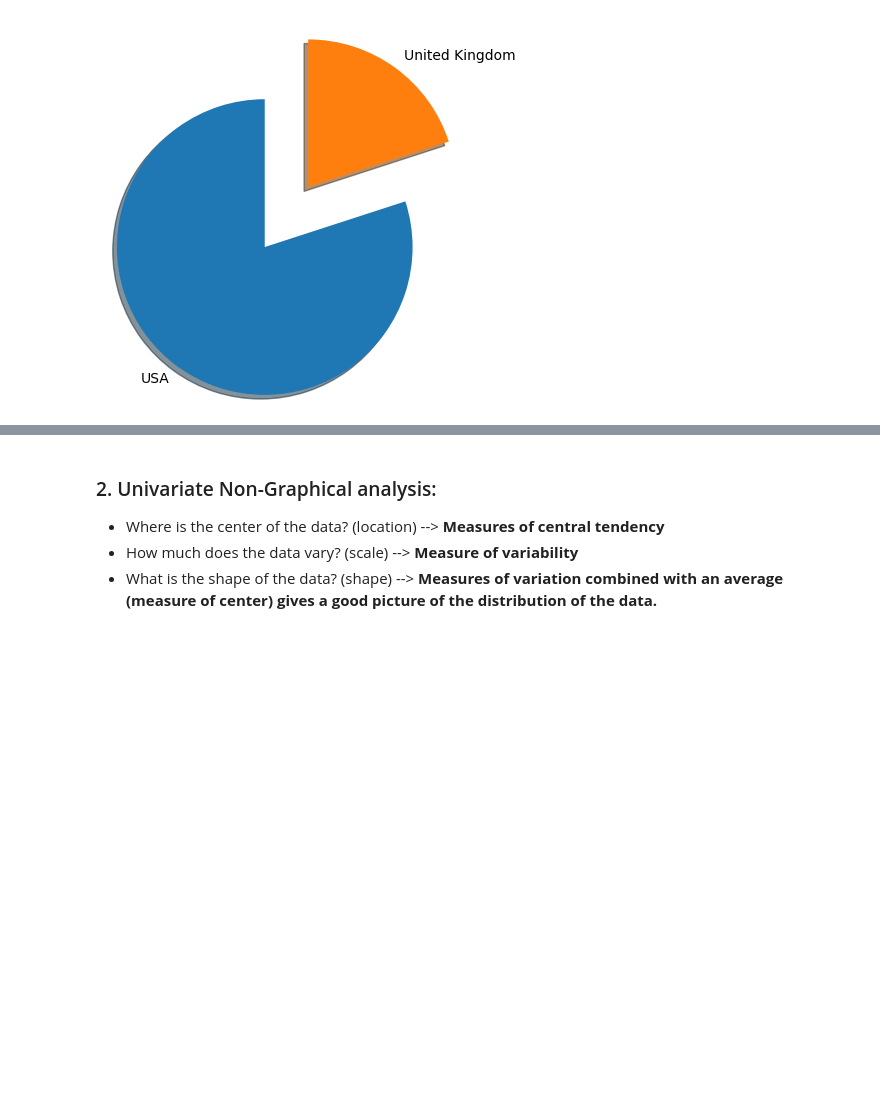
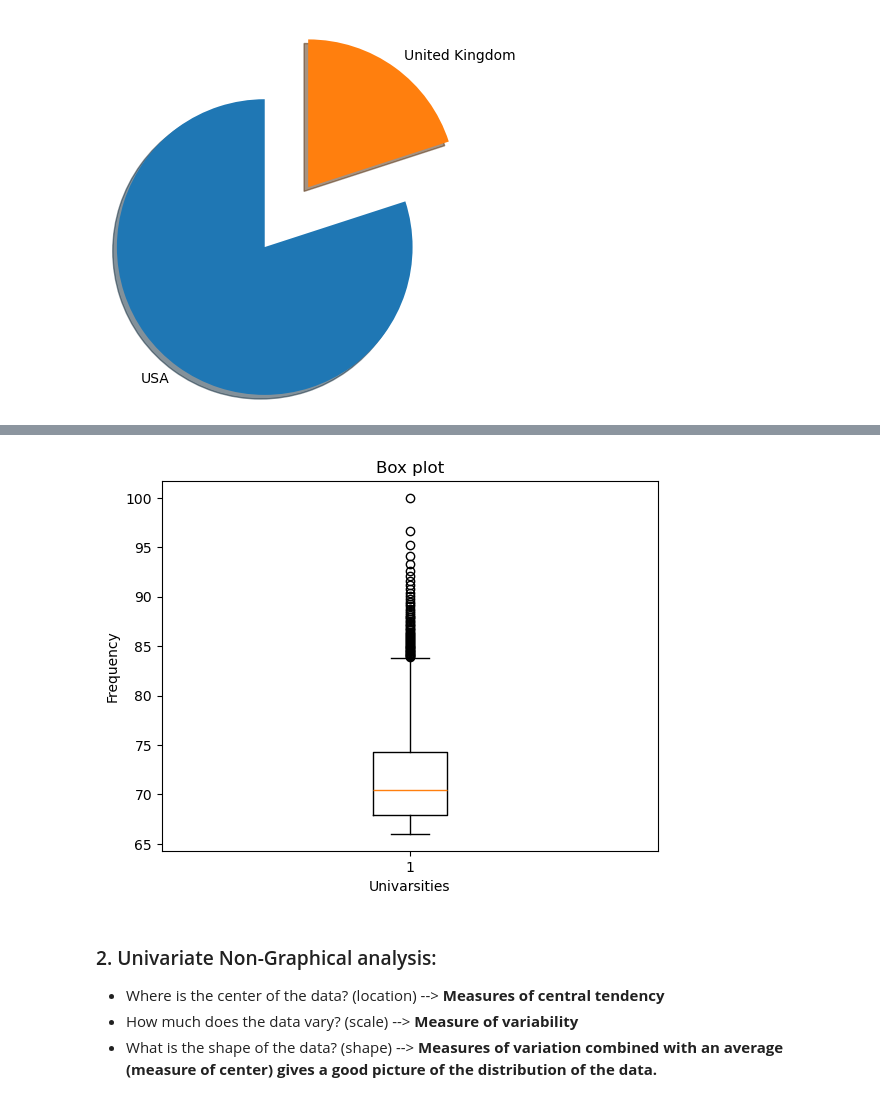
Before and after one commit to Tuwaiq-DS-ML-bootcamp-V-7/Usecase-3-Project-2, a Jupyter notebook: EDA explain template 3.ipynb, the cells around one changed output, grey strips where cells are left out. Drawn from its saved outputs; the diff is of its cells as text; code cells hidden in the pictures; blank space fills up the shorter version.

```diff
--- a/EDA explain template 3.ipynb
+++ b/EDA explain template 3.ipynb
@@ -496,3 +462,11 @@ plt.show()
+# %%
+plt.boxplot(df['Score'])
+plt.xlabel('Univarsities')
+plt.ylabel('Frequency')
+plt.title(f'Box plot')
+plt.show()
+# %% [output]
+[figure, added]
 # %% [markdown]
 ### 2. Univariate Non-Graphical analysis:
 
```
Also changed, not shown: parts of 26 cells of this notebook.
